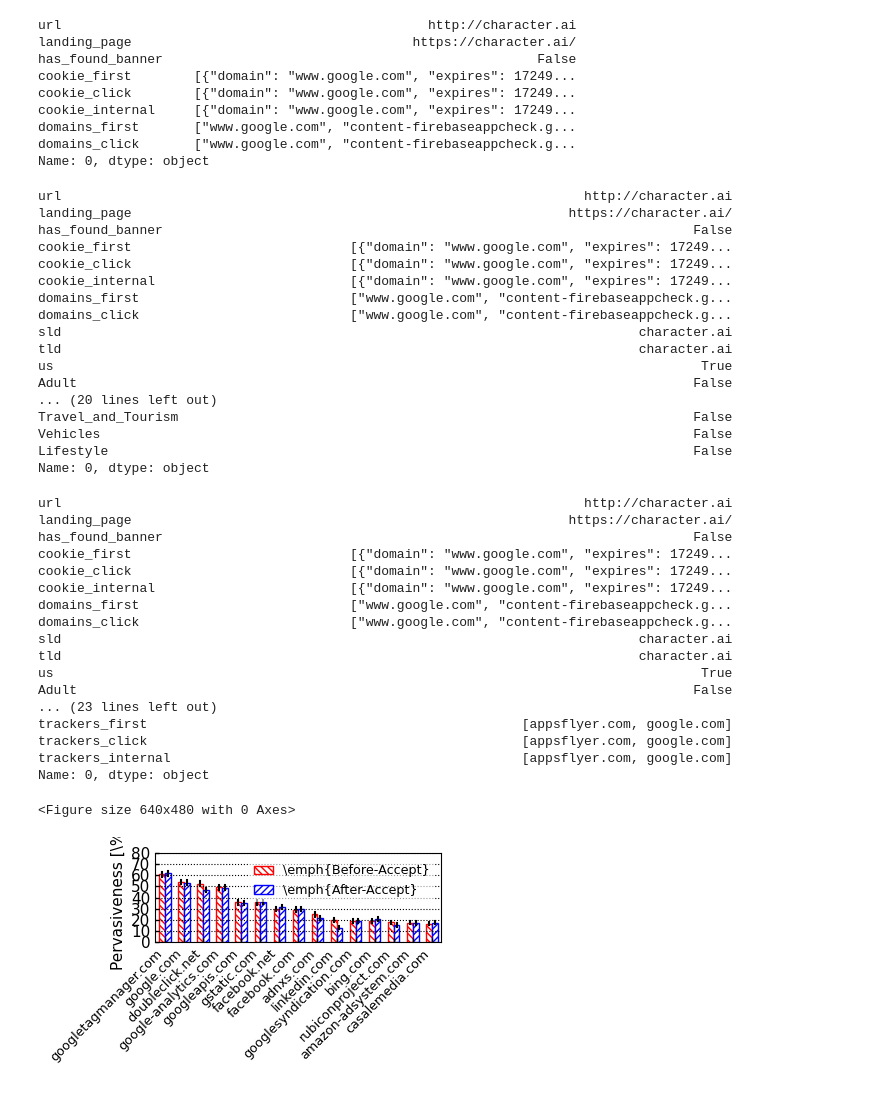
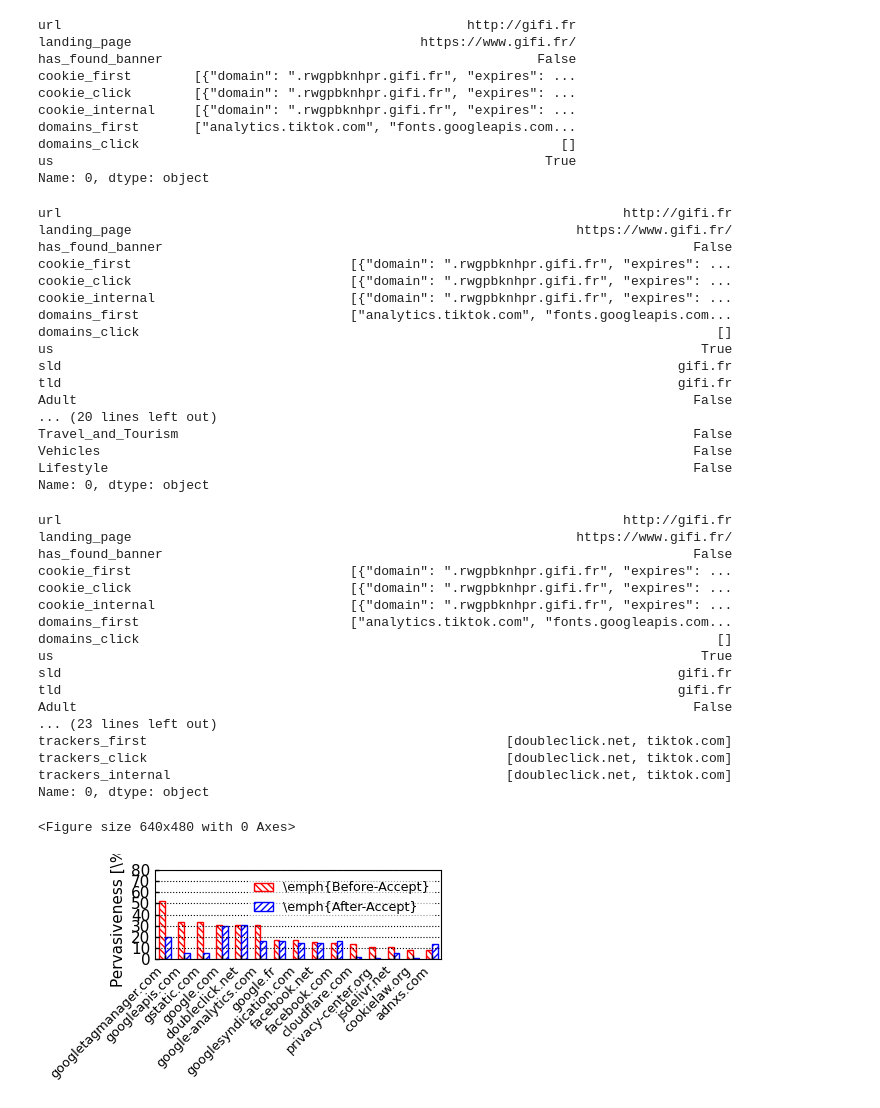
Before and after one commit to VivianZhang1101/priv-accept-445-project, a Jupyter notebook: notebook/test_plot2.ipynb, the cells around one changed output. Cells and saved outputs as stored; diff of their text form; code cells hidden in the pictures.

```diff
--- a/notebook/test_plot2.ipynb
+++ b/notebook/test_plot2.ipynb
@@ -66,17 +66,19 @@ def get3LD(fqdn):
         tln = tln + "." + s
     return tln[1:]
 # %%
-df = pd.read_csv("../output.csv")
+df = pd.read_csv("../data/France_output.csv")
+df['us'] = True
 print(df.iloc[0])
 # %% [output]
-url                                               http://character.ai
-landing_page                                    https://character.ai/
+url                                                    http://gifi.fr
+landing_page                                     https://www.gifi.fr/
 has_found_banner                                                False
-cookie_first        [{"domain": "www.google.com", "expires": 17249...
-cookie_click        [{"domain": "www.google.com", "expires": 17249...
-cookie_internal     [{"domain": "www.google.com", "expires": 17249...
-domains_first       ["www.google.com", "content-firebaseappcheck.g...
-domains_click       ["www.google.com", "content-firebaseappcheck.g...
+cookie_first        [{"domain": ".rwgpbknhpr.gifi.fr", "expires": ...
+cookie_click        [{"domain": ".rwgpbknhpr.gifi.fr", "expires": ...
+cookie_internal     [{"domain": ".rwgpbknhpr.gifi.fr", "expires": ...
+domains_first       ["analytics.tiktok.com", "fonts.googleapis.com...
+domains_click                                                      []
+us                                                               True
 Name: 0, dtype: object
 # %%
 df["sld"] = df["url"].apply(lambda u: getGood2LD(u.split("/")[2] ).strip() )
@@ -100,17 +101,17 @@ for category in categories:
 
 print(df.iloc[0])
 # %% [output]
-url                                                                   http://character.ai
-landing_page                                                        https://character.ai/
+url                                                                        http://gifi.fr
+landing_page                                                         https://www.gifi.fr/
 has_found_banner                                                                    False
-cookie_first                            [{"domain": "www.google.com", "expires": 17249...
-cookie_click                            [{"domain": "www.google.com", "expires": 17249...
-cookie_internal                         [{"domain": "www.google.com", "expires": 17249...
-domains_first                           ["www.google.com", "content-firebaseappcheck.g...
-domains_click                           ["www.google.com", "content-firebaseappcheck.g...
-sld                                                                          character.ai
-tld                                                                          character.ai
+cookie_first                            [{"domain": ".rwgpbknhpr.gifi.fr", "expires": ...
+cookie_click                            [{"domain": ".rwgpbknhpr.gifi.fr", "expires": ...
+cookie_internal                         [{"domain": ".rwgpbknhpr.gifi.fr", "expires": ...
+domains_first                           ["analytics.tiktok.com", "fonts.googleapis.com...
+domains_click                                                                          []
 us                                                                                   True
+sld                                                                               gifi.fr
+tld                                                                               gifi.fr
 Adult                                                                               False
 ... (20 lines left out)
 Travel_and_Tourism                                                                  False
@@ -132,22 +133,22 @@ df["trackers_internal"] = df["cookie_internal"].apply(get_trackers)
 # %%
 print(df.iloc[0])
 # %% [output]
-url                                                                   http://character.ai
-landing_page                                                        https://character.ai/
+url                                                                        http://gifi.fr
+landing_page                                                         https://www.gifi.fr/
 has_found_banner                                                                    False
-cookie_first                            [{"domain": "www.google.com", "expires": 17249...
-cookie_click                            [{"domain": "www.google.com", "expires": 17249...
-cookie_internal                         [{"domain": "www.google.com", "expires": 17249...
-domains_first                           ["www.google.com", "content-firebaseappcheck.g...
-domains_click                           ["www.google.com", "content-firebaseappcheck.g...
-sld                                                                          character.ai
-tld                                                                          character.ai
+cookie_first                            [{"domain": ".rwgpbknhpr.gifi.fr", "expires": ...
+cookie_click                            [{"domain": ".rwgpbknhpr.gifi.fr", "expires": ...
+cookie_internal                         [{"domain": ".rwgpbknhpr.gifi.fr", "expires": ...
+domains_first                           ["analytics.tiktok.com", "fonts.googleapis.com...
+domains_click                                                                          []
 us                                                                                   True
+sld                                                                               gifi.fr
+tld                                                                               gifi.fr
 Adult                                                                               False
 ... (23 lines left out)
-trackers_first                                                [appsflyer.com, google.com]
-trackers_click                                                [appsflyer.com, google.com]
-trackers_internal                                             [appsflyer.com, google.com]
+trackers_first                                              [doubleclick.net, tiktok.com]
+trackers_click                                              [doubleclick.net, tiktok.com]
+trackers_internal                                           [doubleclick.net, tiktok.com]
 Name: 0, dtype: object
 # %%
 def website_stats(this_df):
@@ -241,34 +242,34 @@ for tp, _ in monitor_tp:
 
 plot_df = pd.DataFrame(plot_data)
 plot_df["tp"] = plot_df["tp"].replace("google.it","google.*")
 plot_df.index = plot_df["tp"]
 del plot_df["tp"]
 plot = fastplot.plot( plot_df [[BEFORE_STR, AFTER_STR] ] ,None,
                mode='bars_multi', ylabel = 'Pervasiveness [\\%]', xticks_rotate = 45,
                legend = True, legend_loc='upper right', legend_ncol=1, legend_fontsize = "small", xticks_fontsize="small",
                      legend_alpha=0.6,
                grid_axis="y", yticks = ([0,10,20,30,40,50,60,70,80], None),
                ylim = (0,80), **PLOT_ARGS)
 
 for p in plot.gca().patches[:len(plot_df)] + [plot.gca().get_legend().get_patches()[0]]:
     p.set_hatch("\\\\\\\\\\")
     p.set_edgecolor ("red")
     p.set_facecolor ("white")
 for p in plot.gca().patches[len(plot_df):]+ [plot.gca().get_legend().get_patches()[1]]:
     p.set_hatch("/////")
     p.set_edgecolor ("blue")
     p.set_facecolor ("white")
 
 N=this_grouped["sld"].nunique()
 # err = plot_df[[BEFORE_STR, AFTER_STR]].applymap(lambda v: [ e*100 for e in statsmodels.stats.proportion.proportion_confint(v*N/100,N,0.05) ])
 err = plot_df[[BEFORE_STR, AFTER_STR]].map(lambda v: [ e*100 for e in statsmodels.stats.proportion.proportion_confint(v*N/100,N,0.05) ])
-for i, tup in enumerate(err.itertuples()):
-    plot.gca().plot( (i-0.15,i-0.15), (tup[1]), linestyle="-", color="black"  )
-    plot.gca().plot( (i+0.15,i+0.15), (tup[2]), linestyle="-", color="black" )
+# for i, tup in enumerate(err.itertuples()):
+#     plot.gca().plot( (i-0.15,i-0.15), (tup[1]), linestyle="-", color="black"  )
+#     plot.gca().plot( (i+0.15,i+0.15), (tup[2]), linestyle="-", color="black" )
 
 plot.savefig("plots/cookieaccept_top_tp.pdf")
 plot.show()
 plot_df["increase"] = plot_df[AFTER_STR] - plot_df[BEFORE_STR]
 # %% [output]
 <Figure size 640x480 with 0 Axes>
-[figure, old version]
+[figure, new version]
```
Also changed, not shown: parts of 1 cell of this notebook, 1 other file.
